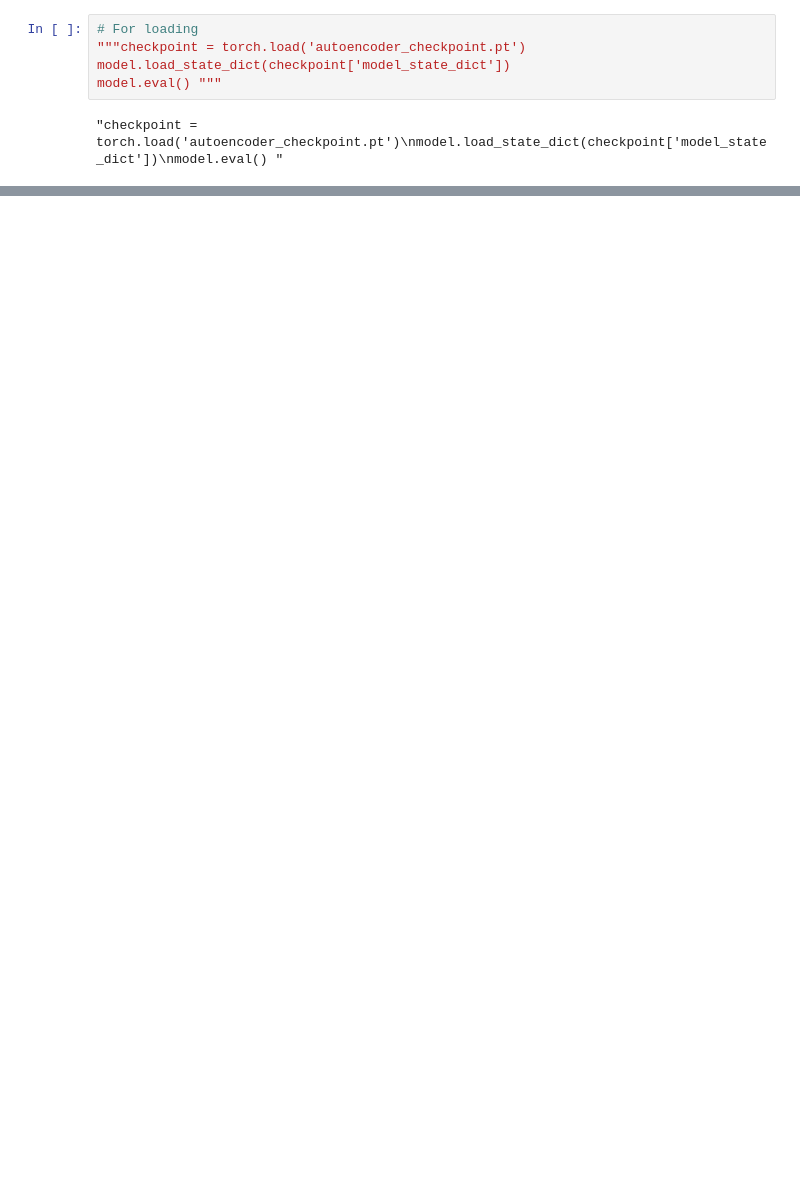
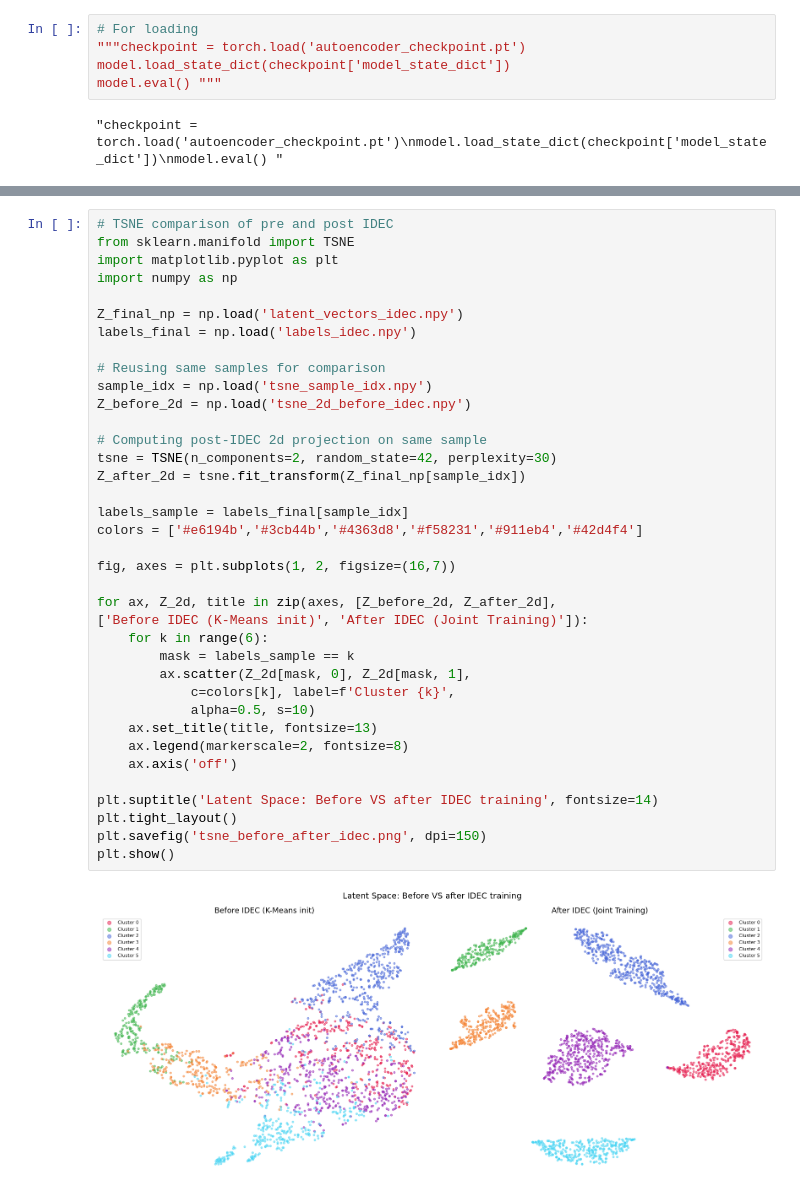
Before and after one commit to Adithyadamodara/Unsupervised-Learning, a Jupyter notebook: DEC/p2.ipynb, the cells around one changed output, grey strips where cells are left out. Cells and saved outputs as stored; diff of their text form; blank space fills up the shorter version.

```diff
--- a/DEC/p2.ipynb
+++ b/DEC/p2.ipynb
@@ -253,0 +705,39 @@ model.eval() """
+# %%
+# TSNE comparison of pre and post IDEC
+from sklearn.manifold import TSNE
+import matplotlib.pyplot as plt
+import numpy as np
+
+Z_final_np = np.load('latent_vectors_idec.npy')
+labels_final = np.load('labels_idec.npy')
+
+# Reusing same samples for comparison
+sample_idx = np.load('tsne_sample_idx.npy')
+Z_before_2d = np.load('tsne_2d_before_idec.npy')
+
+# Computing post-IDEC 2d projection on same sample
+tsne = TSNE(n_components=2, random_state=42, perplexity=30)
+Z_after_2d = tsne.fit_transform(Z_final_np[sample_idx])
+
+labels_sample = labels_final[sample_idx]
+colors = ['#e6194b','#3cb44b','#4363d8','#f58231','#911eb4','#42d4f4']
+
+fig, axes = plt.subplots(1, 2, figsize=(16,7))
+
+for ax, Z_2d, title in zip(axes, [Z_before_2d, Z_after_2d],
+['Before IDEC (K-Means init)', 'After IDEC (Joint Training)']):
+    for k in range(6):
+        mask = labels_sample == k
+        ax.scatter(Z_2d[mask, 0], Z_2d[mask, 1],
+            c=colors[k], label=f'Cluster {k}',
+            alpha=0.5, s=10)
+    ax.set_title(title, fontsize=13)
+    ax.legend(markerscale=2, fontsize=8)
+    ax.axis('off')
+
+plt.suptitle('Latent Space: Before VS after IDEC training', fontsize=14)
+plt.tight_layout()
+plt.savefig('tsne_before_after_idec.png', dpi=150)
+plt.show()
+# %% [output]
+[figure, added]
```
Also changed, not shown: parts of 18 cells of this notebook, 20 other files.
